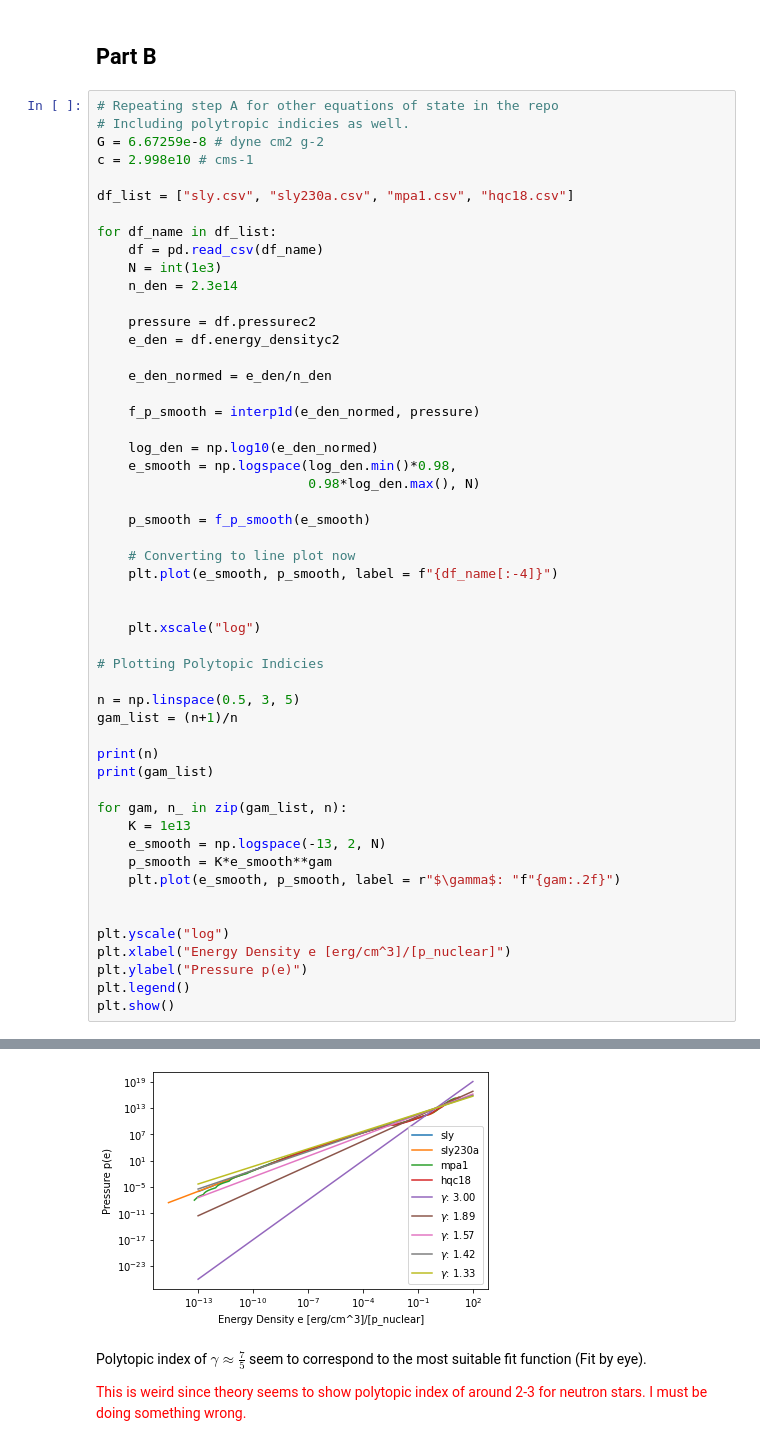
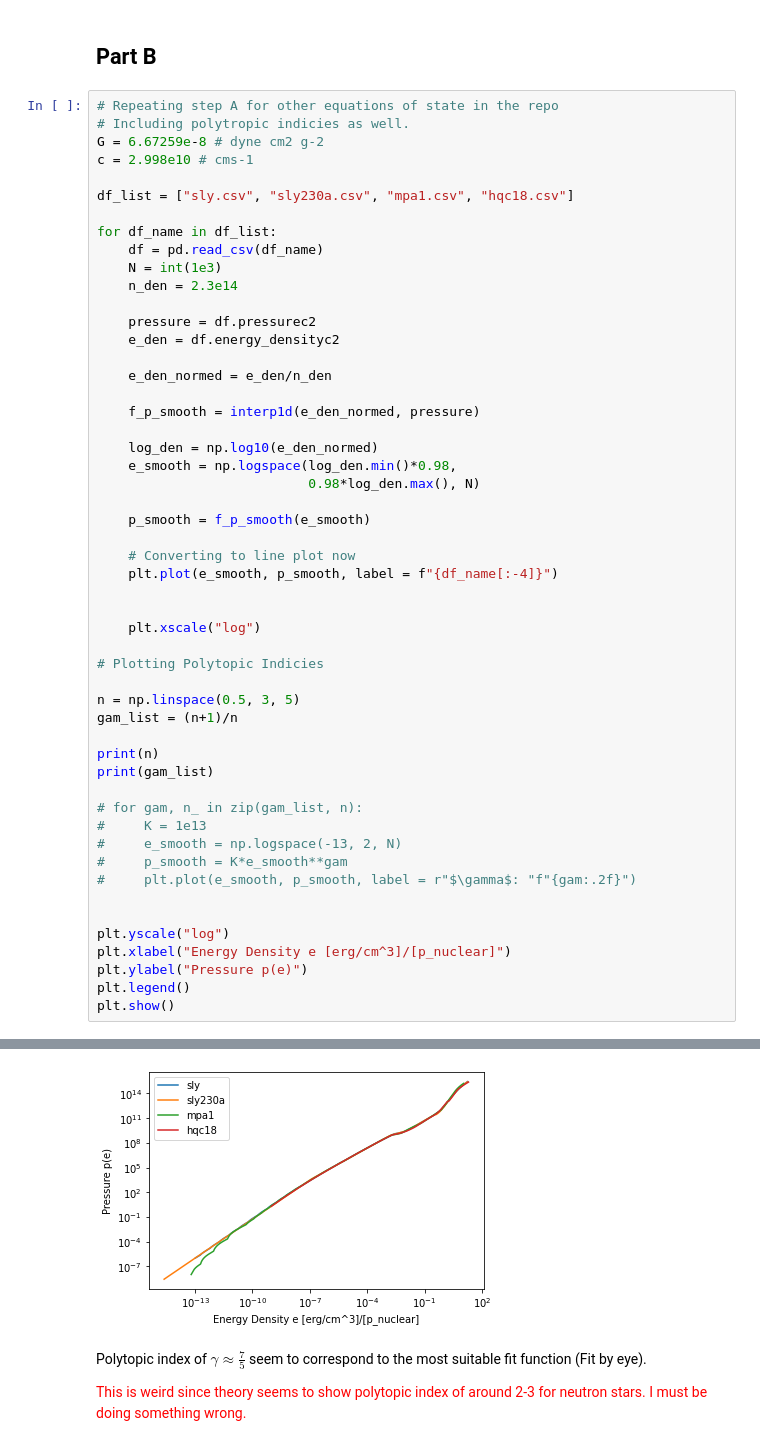
Before and after one commit to utkarsh7236/fmodes, a Jupyter notebook: Intro/CTA200 Final Project Assignment.ipynb, the cells around one changed output, grey strips where cells are left out. Saved outputs shown, nothing was run; the diff lists cells and outputs as text.

```diff
--- a/Intro/CTA200 Final Project Assignment.ipynb
+++ b/Intro/CTA200 Final Project Assignment.ipynb
@@ -188,39 +188,39 @@ for df_name in df_list:
     log_den = np.log10(e_den_normed)
     e_smooth = np.logspace(log_den.min()*0.98,
                            0.98*log_den.max(), N)
 
     p_smooth = f_p_smooth(e_smooth)
 
     # Converting to line plot now
     plt.plot(e_smooth, p_smooth, label = f"{df_name[:-4]}")
 
 
     plt.xscale("log")
 
 # Plotting Polytopic Indicies
 
 n = np.linspace(0.5, 3, 5)
 gam_list = (n+1)/n
 
 print(n)
 print(gam_list)
 
-for gam, n_ in zip(gam_list, n):
-    K = 1e13
-    e_smooth = np.logspace(-13, 2, N)
-    p_smooth = K*e_smooth**gam
-    plt.plot(e_smooth, p_smooth, label = r"$\gamma$: "f"{gam:.2f}")
+# for gam, n_ in zip(gam_list, n):
+#     K = 1e13
+#     e_smooth = np.logspace(-13, 2, N)
+#     p_smooth = K*e_smooth**gam
+#     plt.plot(e_smooth, p_smooth, label = r"$\gamma$: "f"{gam:.2f}")
 
 
 plt.yscale("log")
 plt.xlabel("Energy Density e [erg/cm^3]/[p_nuclear]")
 plt.ylabel("Pressure p(e)")
 plt.legend()
 plt.show()
 # %% [output]
 [0.5   1.125 1.75  2.375 3.   ]
 [3.         1.88888889 1.57142857 1.42105263 1.33333333]
-[figure, old version]
+[figure, new version]
 # %% [markdown]
 Polytopic index of $\gamma \approx \frac{7}{5}$ seem to correspond to the most suitable fit function (Fit by eye).
 
```
Also changed, not shown: parts of 9 cells of this notebook.
